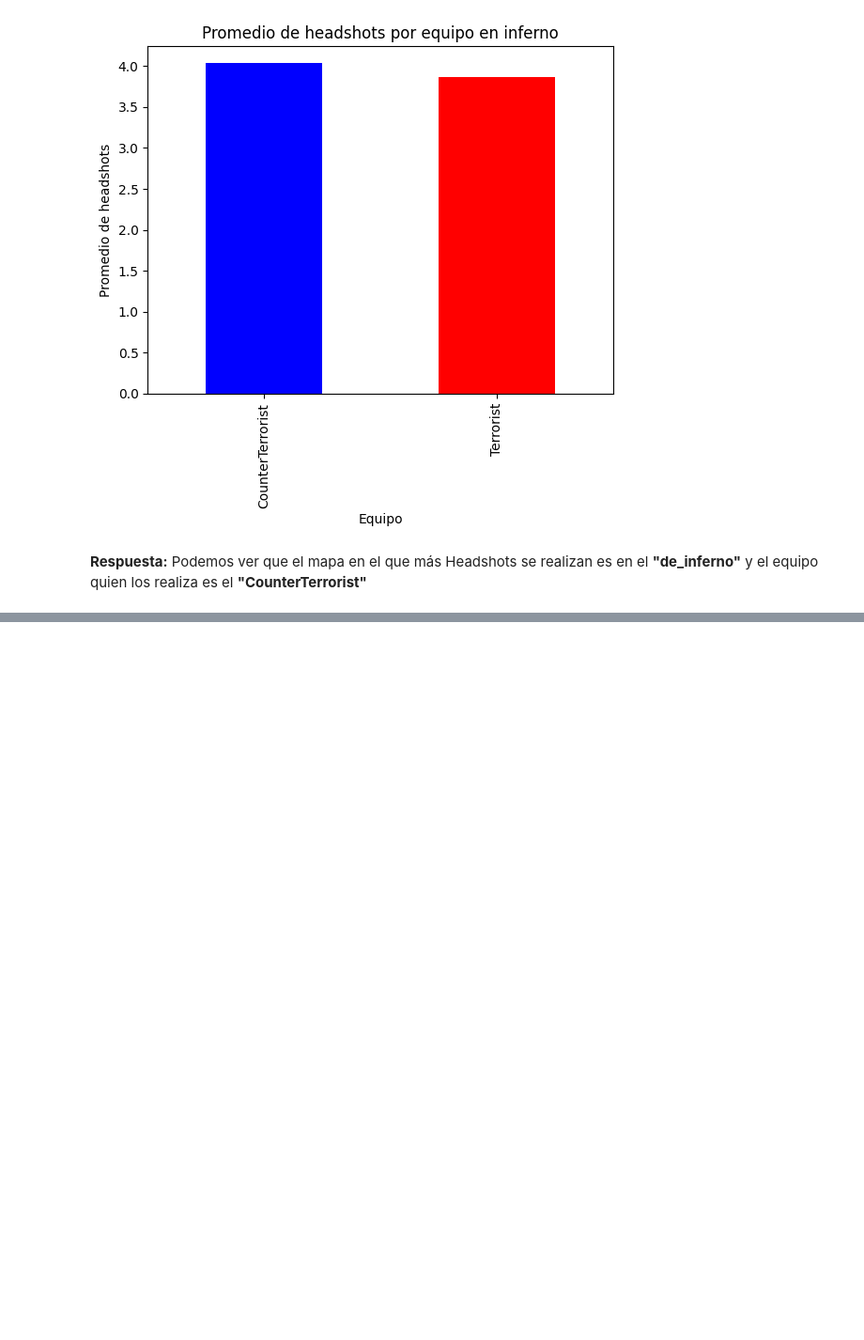
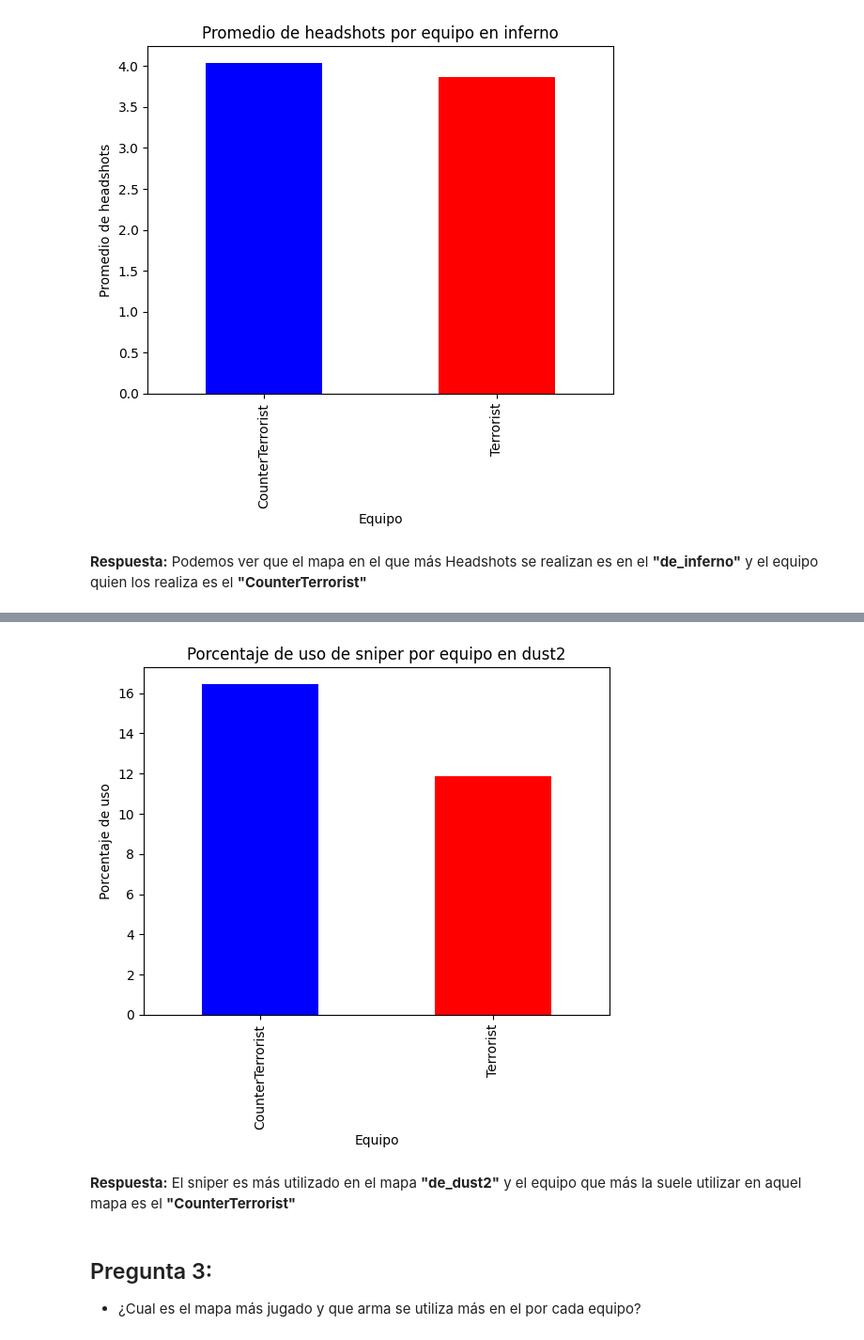
Before and after one commit to HikkizZ/InteligenciaArtificial_Uni, a Jupyter notebook: Entrega1.ipynb, the cells around one changed output, grey strips where cells are left out. Shown: that part at 94% size. Cells and saved outputs as stored; diff of their text form; code cells hidden in the pictures; blank space fills up the shorter version.

Commit message:
Se corrige pregunta 3 y se avanza a la 4

```diff
--- a/Entrega1.ipynb
+++ b/Entrega1.ipynb
@@ -106,0 +143,21 @@ plt.show()
+# %%
+# Equipo que mas uso el sniper en el mapa de_dust2
+dust2 = column_select[column_select["Map"] == "de_dust2"]
+dust2 = dust2.groupby("Team")["PrimarySniperRifle"].mean()
+dust2 = dust2 * 100
+dust2
+
+# Graficamos el porcentaje de uso de sniper por equipo en el mapa de_dust2
+set_color = ["blue", "red"]
+dust2.plot(kind="bar", color=set_color)
+plt.title("Porcentaje de uso de sniper por equipo en dust2")
+plt.ylabel("Porcentaje de uso")
+plt.xlabel("Equipo")
+plt.show()
+# %% [output]
+[figure, added]
+# %% [markdown]
+**Respuesta:** El sniper es más utilizado en el mapa **"de_dust2"** y el equipo que más la suele utilizar en aquel mapa es el **"CounterTerrorist"**
+# %% [markdown]
+## Pregunta 3:
+* ¿Cual es el mapa más jugado y que arma se utiliza más en el por cada equipo?
```
Also changed, not shown: parts of 11 cells of this notebook.
